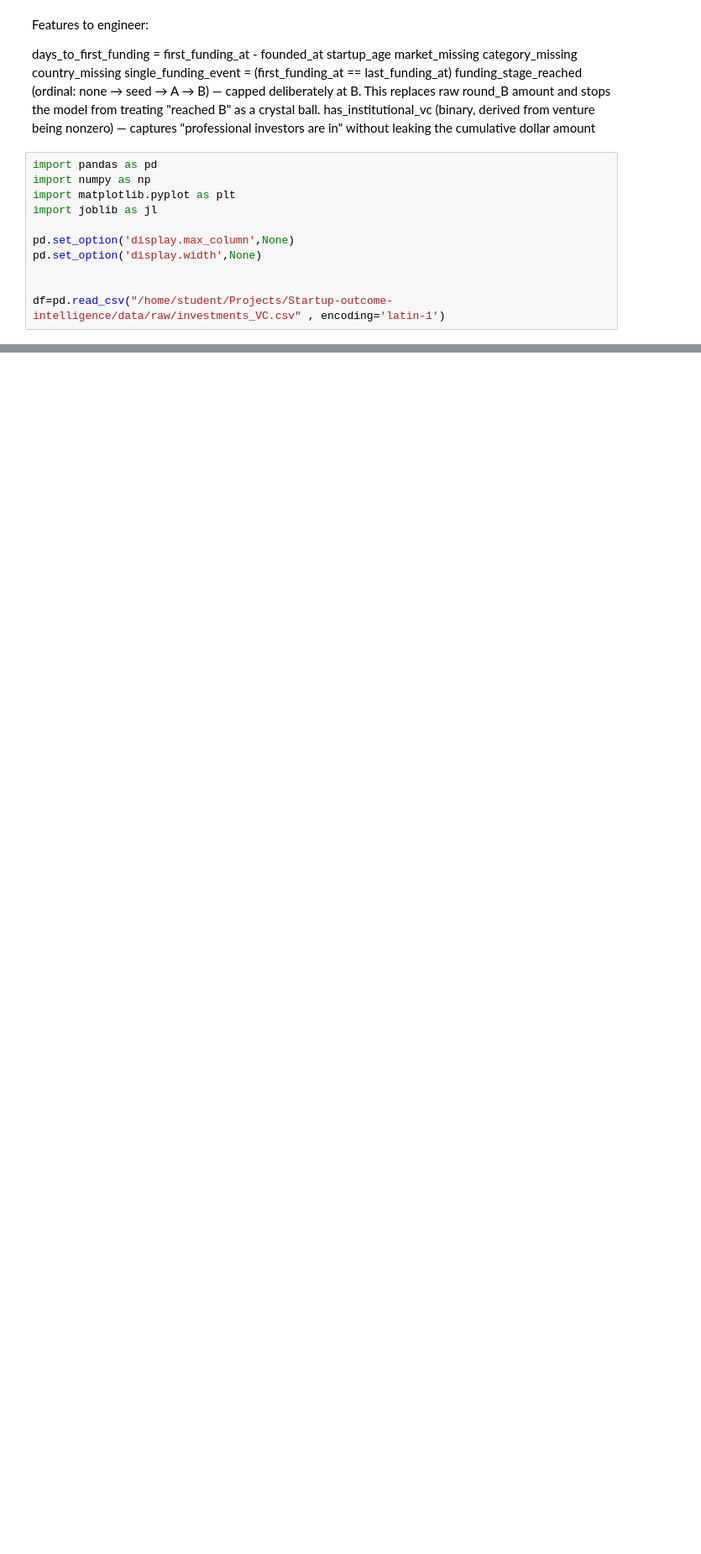
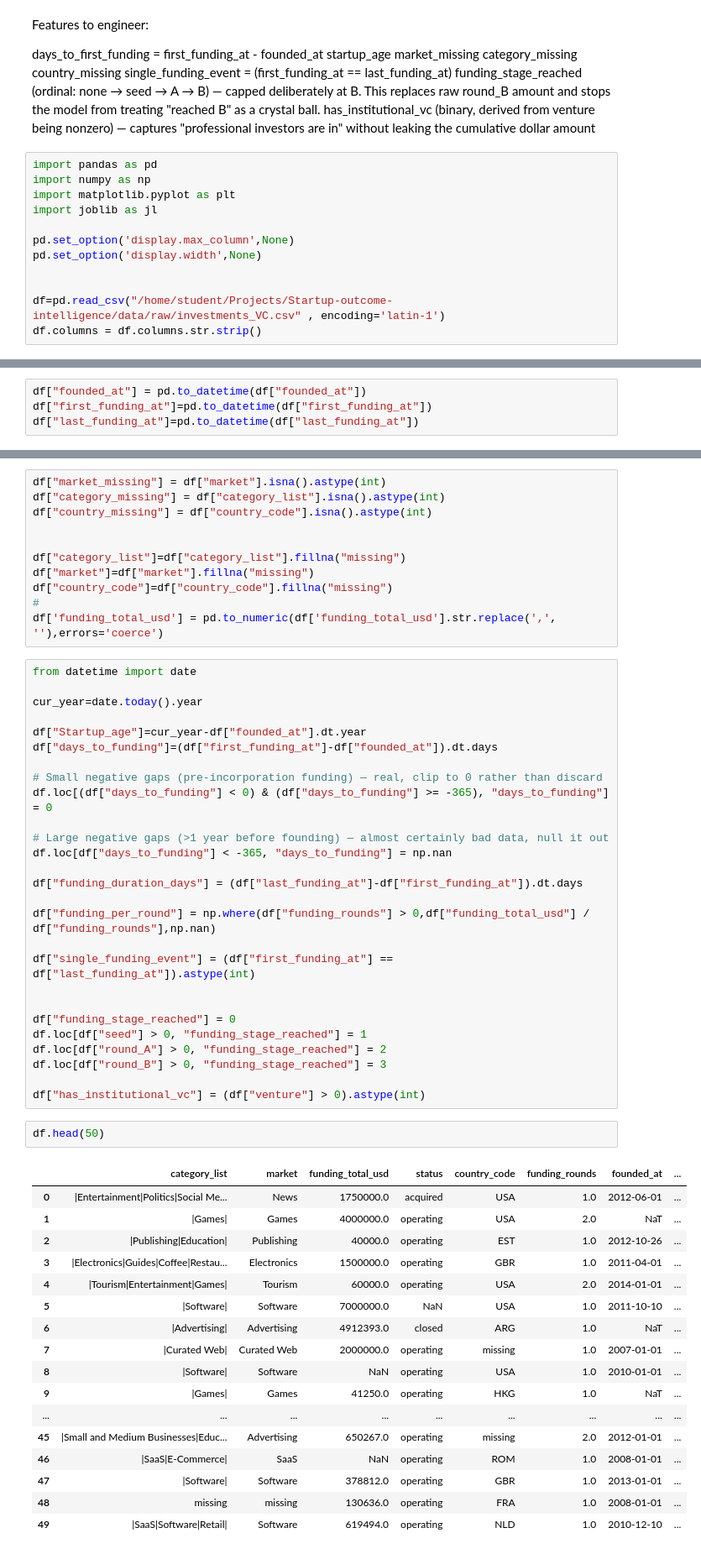
Before and after one commit to karthiii-k/Startup-outcome-intelligence, a Jupyter notebook: notebooks/Data_preperation.ipynb, the cells around one changed output, grey strips where cells are left out. Shown at 84% size. Drawn from its saved outputs; the diff is of its cells as text; blank space fills up the shorter version.

Commit message:
Completed initial data preparing

```diff
--- a/notebooks/Data_preperation.ipynb
+++ b/notebooks/Data_preperation.ipynb
@@ -20,6 +20,7 @@ pd.set_option('display.width',None)
 
 
 df=pd.read_csv("/home/student/Projects/Startup-outcome-intelligence/data/raw/investments_VC.csv" , encoding='latin-1')
+df.columns = df.columns.str.strip()
 # %%
 df.head()
 # %% [output]
@@ -47,0 +67,4 @@ df.drop(columns=["permalink","homepage_url","state_code","region","city","founde
+# %%
+df["founded_at"] = pd.to_datetime(df["founded_at"])
+df["first_funding_at"]=pd.to_datetime(df["first_funding_at"])
+df["last_funding_at"]=pd.to_datetime(df["last_funding_at"])
@@ -47,0 +95,58 @@ df.drop(columns=["permalink","homepage_url","state_code","region","city","founde
+# %%
+df["market_missing"] = df["market"].isna().astype(int)
+df["category_missing"] = df["category_list"].isna().astype(int)
+df["country_missing"] = df["country_code"].isna().astype(int)
+
+
+df["category_list"]=df["category_list"].fillna("missing")
+df["market"]=df["market"].fillna("missing")
+df["country_code"]=df["country_code"].fillna("missing")
+#
+df['funding_total_usd'] = pd.to_numeric(df['funding_total_usd'].str.replace(',', ''),errors='coerce')
+# %%
+from datetime import date
+
+cur_year=date.today().year
+
+df["Startup_age"]=cur_year-df["founded_at"].dt.year
+df["days_to_funding"]=(df["first_funding_at"]-df["founded_at"]).dt.days
+
+# Small negative gaps (pre-incorporation funding) — real, clip to 0 rather than discard
+df.loc[(df["days_to_funding"] < 0) & (df["days_to_funding"] >= -365), "days_to_funding"] = 0
+
+# Large negative gaps (>1 year before founding) — almost certainly bad data, null it out
+df.loc[df["days_to_funding"] < -365, "days_to_funding"] = np.nan
+
+df["funding_duration_days"] = (df["last_funding_at"]-df["first_funding_at"]).dt.days
+
+df["funding_per_round"] = np.where(df["funding_rounds"] > 0,df["funding_total_usd"] / df["funding_rounds"],np.nan)
+
+df["single_funding_event"] = (df["first_funding_at"] == df["last_funding_at"]).astype(int)
+
+
+df["funding_stage_reached"] = 0
+df.loc[df["seed"] > 0, "funding_stage_reached"] = 1
+df.loc[df["round_A"] > 0, "funding_stage_reached"] = 2
+df.loc[df["round_B"] > 0, "funding_stage_reached"] = 3
+
+df["has_institutional_vc"] = (df["venture"] > 0).astype(int)
+# %%
+df.head(50)
+# %% [output]
+|  | category_list | market | funding_total_usd | status | country_code | funding_rounds | founded_at | ... |
+| 0 | |Entertainment|Politics|Social Me... | News | 1750000.0 | acquired | USA | 1.0 | 2012-06-01 | ... |
+| 1 | |Games| | Games | 4000000.0 | operating | USA | 2.0 | NaT | ... |
+| 2 | |Publishing|Education| | Publishing | 40000.0 | operating | EST | 1.0 | 2012-10-26 | ... |
+| 3 | |Electronics|Guides|Coffee|Restau... | Electronics | 1500000.0 | operating | GBR | 1.0 | 2011-04-01 | ... |
+| 4 | |Tourism|Entertainment|Games| | Tourism | 60000.0 | operating | USA | 2.0 | 2014-01-01 | ... |
+| 5 | |Software| | Software | 7000000.0 | NaN | USA | 1.0 | 2011-10-10 | ... |
+| 6 | |Advertising| | Advertising | 4912393.0 | closed | ARG | 1.0 | NaT | ... |
+| 7 | |Curated Web| | Curated Web | 2000000.0 | operating | missing | 1.0 | 2007-01-01 | ... |
+| 8 | |Software| | Software | NaN | operating | USA | 1.0 | 2010-01-01 | ... |
+| 9 | |Games| | Games | 41250.0 | operating | HKG | 1.0 | NaT | ... |
+| ... | ... | ... | ... | ... | ... | ... | ... | ... |
+| 45 | |Small and Medium Businesses|Educ... | Advertising | 650267.0 | operating | missing | 2.0 | 2012-01-01 | ... |
+| 46 | |SaaS|E-Commerce| | SaaS | NaN | operating | ROM | 1.0 | 2008-01-01 | ... |
+| 47 | |Software| | Software | 378812.0 | operating | GBR | 1.0 | 2013-01-01 | ... |
+| 48 | missing | missing | 130636.0 | operating | FRA | 1.0 | 2008-01-01 | ... |
+| 49 | |SaaS|Software|Retail| | Software | 619494.0 | operating | NLD | 1.0 | 2010-12-10 | ... |
```
Also changed, not shown: parts of 16 cells of this notebook.
